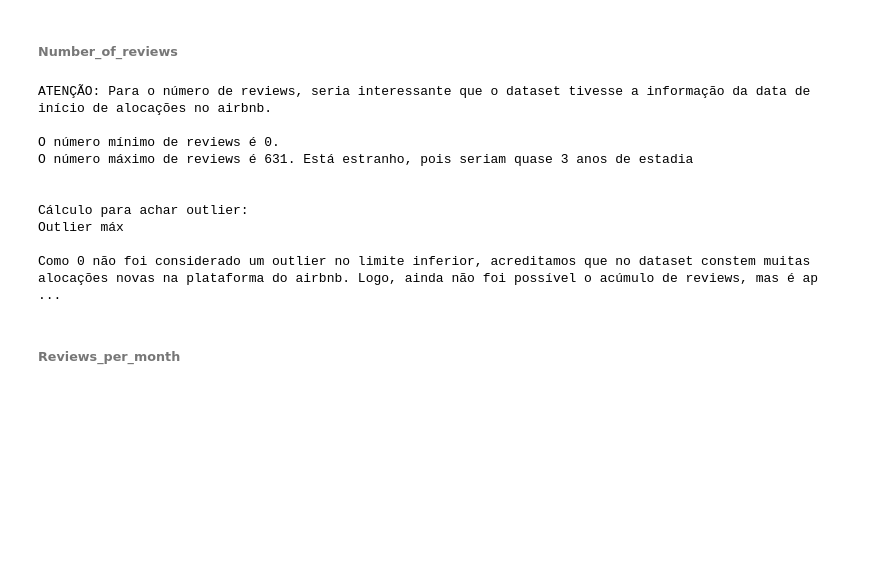
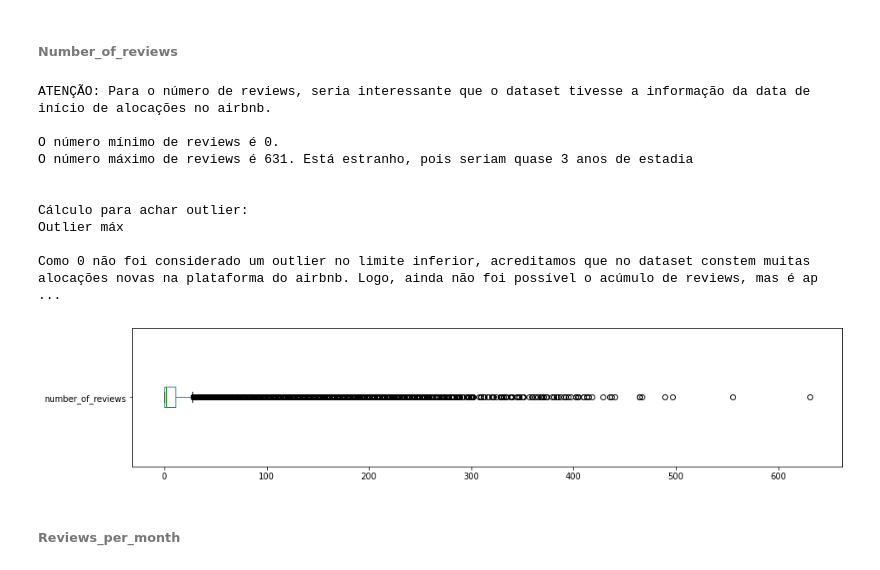
Before and after one commit to eduardoscovino/Airbnb-data-analysis-sicilia, a Jupyter notebook: Analisando_os_Dados_do_Airbnb.ipynb, the cells around one changed output. Saved outputs shown, nothing was run; the diff lists cells and outputs as text; code cells hidden in the pictures; blank space fills up the shorter version.

```diff
--- a/Analisando_os_Dados_do_Airbnb.ipynb
+++ b/Analisando_os_Dados_do_Airbnb.ipynb
@@ -202,24 +224,28 @@ Outlier máx
 # %% [markdown]
 ###### Number_of_reviews
 # %%
+df.number_of_reviews.plot(kind='box', vert=False, figsize=(15, 3))
+
 print('ATENÇÃO: Para o número de reviews, seria interessante que o dataset tivesse a informação da data de início de alocações no airbnb.\n')
 print('O número mínimo de reviews é %s.' % min(df.number_of_reviews))
 print('O número máximo de reviews é %s. Está estranho, pois seriam quase 3 anos de estadia' % max(df.number_of_reviews))
 print('\n')
 print('Cálculo para achar outlier:')
 print(calc_outlier(df.number_of_reviews.quantile(0.75), df.number_of_reviews.quantile(0.25), df.number_of_reviews.mean(), df.number_of_reviews.max(), df.number_of_reviews.min()))
 print('\nComo 0 não foi considerado um outlier no limite inferior, acreditamos que no dataset constem muitas alocações novas na plataforma do airbnb. Logo, ainda não foi possível o acúmulo de reviews, mas é apenas uma hipótese.')
+print('\n')
 # %% [output]
 ATENÇÃO: Para o número de reviews, seria interessante que o dataset tivesse a informação da data de início de alocações no airbnb.
 
 O número mínimo de reviews é 0.
 O número máximo de reviews é 631. Está estranho, pois seriam quase 3 anos de estadia
 
 
 Cálculo para achar outlier:
 Outlier máx
 
 Como 0 não foi considerado um outlier no limite inferior, acreditamos que no dataset constem muitas alocações novas na plataforma do airbnb. Logo, ainda não foi possível o acúmulo de reviews, mas é ap ...
+[figure, added]
 # %% [markdown]
 ###### Reviews_per_month
 # %%
```
Also changed, not shown: parts of 36 cells of this notebook.
